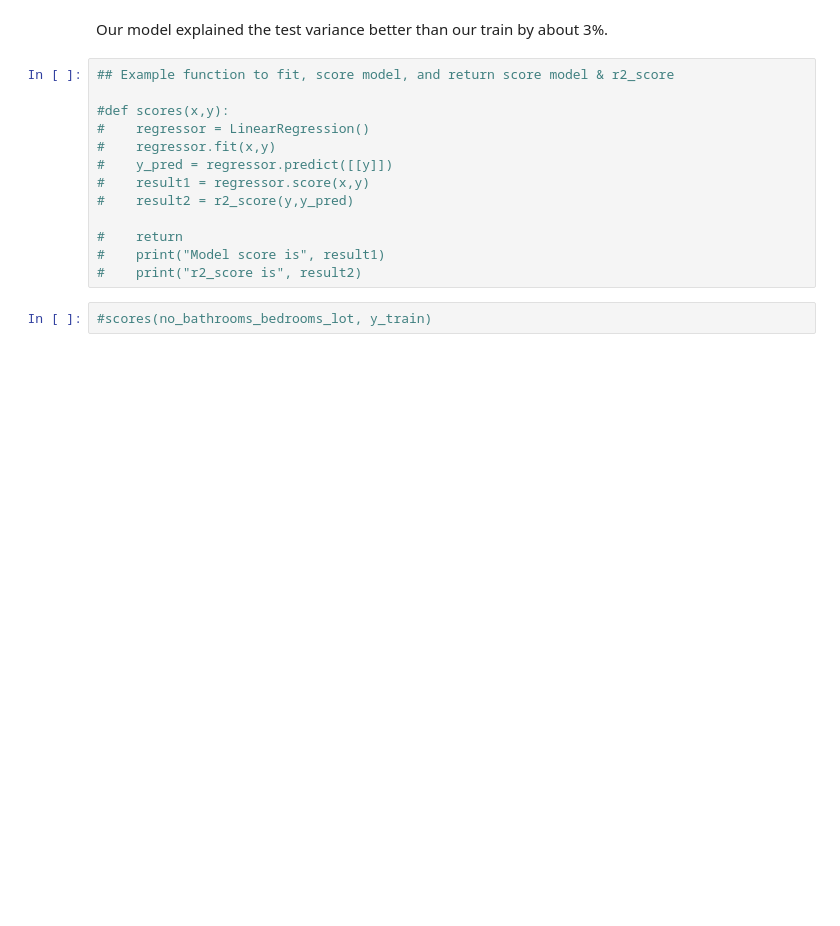
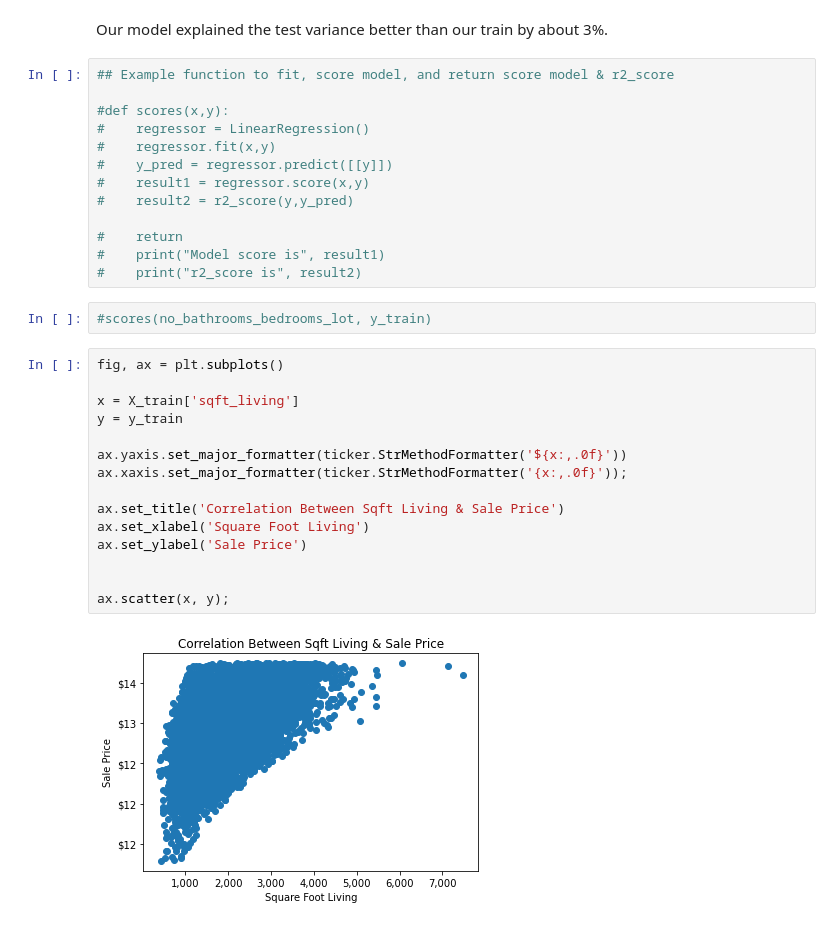
Before and after one commit to xiaohua-su/King_County_Real_Estate_Analysis, a Jupyter notebook: scratchwork_that_runs_properly.ipynb, the cells around one changed output. Cells and saved outputs as stored; diff of their text form; blank space fills up the shorter version.

```diff
--- a/scratchwork_that_runs_properly.ipynb
+++ b/scratchwork_that_runs_properly.ipynb
@@ -1133,3 +1185,20 @@ Our model explained the test variance better than our train by about 3%.
 #    print("r2_score is", result2)
 # %%
 #scores(no_bathrooms_bedrooms_lot, y_train)
+# %%
+fig, ax = plt.subplots()
+
+x = X_train['sqft_living']
+y = y_train
+
+ax.yaxis.set_major_formatter(ticker.StrMethodFormatter('${x:,.0f}'))
+ax.xaxis.set_major_formatter(ticker.StrMethodFormatter('{x:,.0f}'));
+
+ax.set_title('Correlation Between Sqft Living & Sale Price')
+ax.set_xlabel('Square Foot Living')
+ax.set_ylabel('Sale Price')
+
+
+ax.scatter(x, y);
+# %% [output]
+[figure, added]
```
Also changed, not shown: parts of 16 cells of this notebook.
